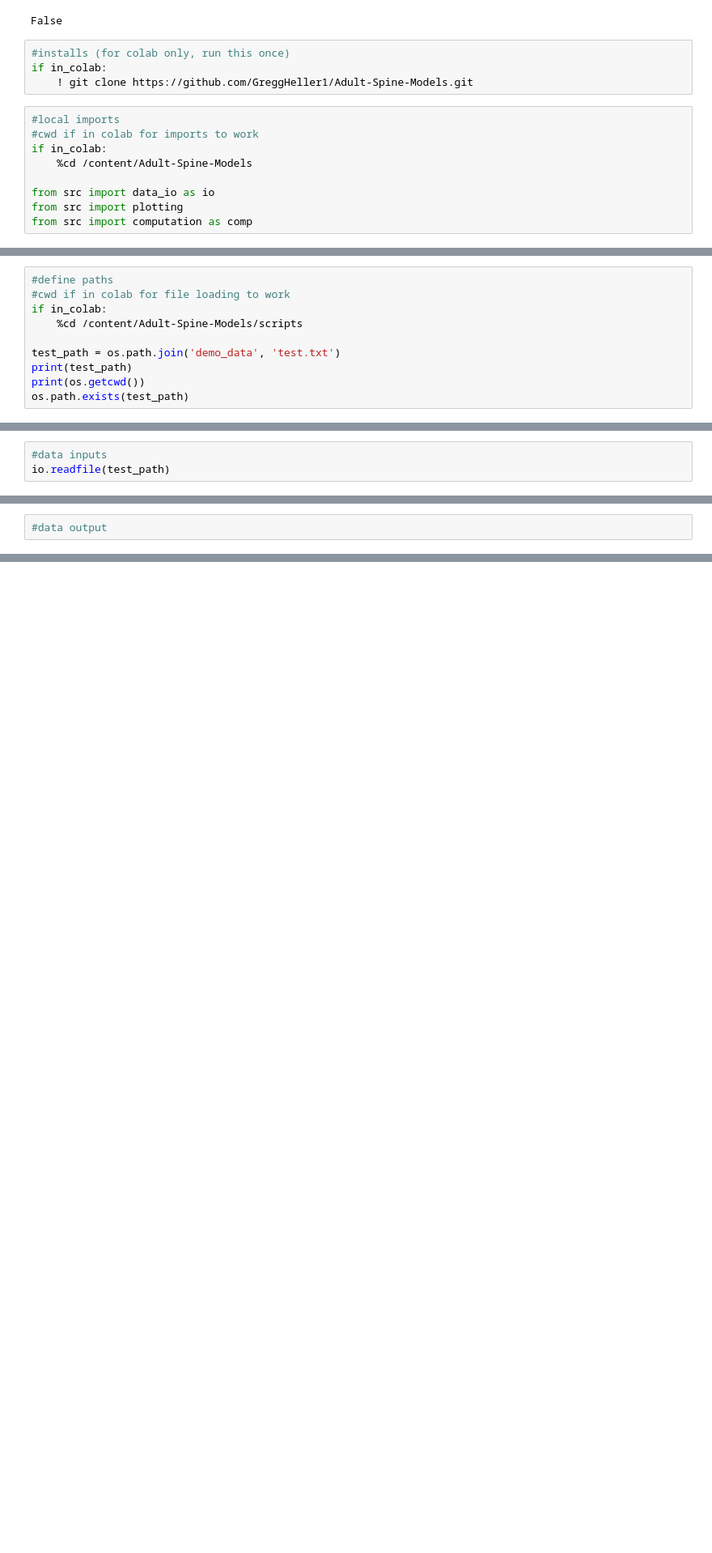
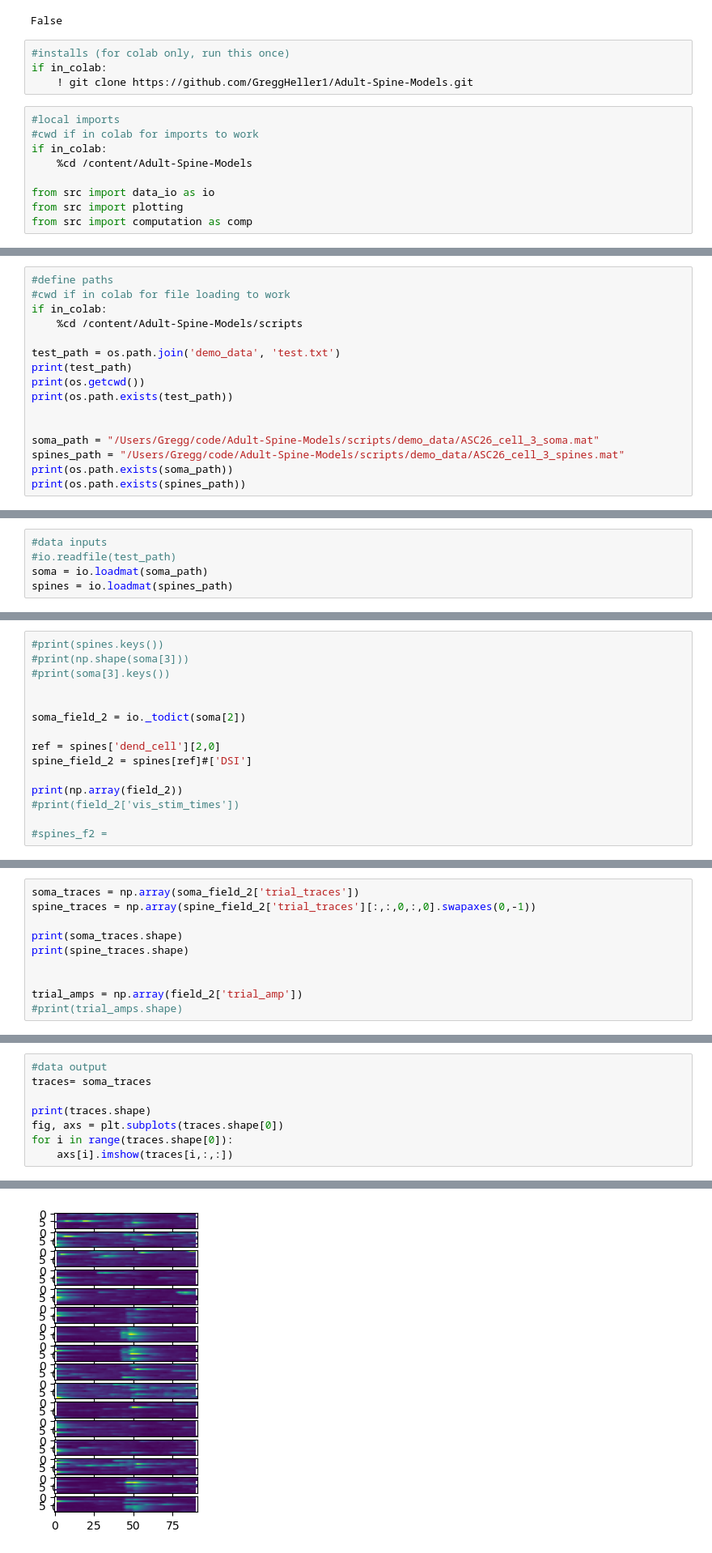
Before and after one commit to GreggHeller1/adult-spine-models, a Jupyter notebook: scripts/notebook.ipynb, the cells around one changed output, grey strips where cells are left out. Shown at 81% size. Saved outputs shown, nothing was run; the diff lists cells and outputs as text; blank space fills up the shorter version.

Commit message:
load soma data and plot activity

```diff
--- a/scripts/notebook.ipynb
+++ b/scripts/notebook.ipynb
@@ -40,6 +41,12 @@ if in_colab:
 test_path = os.path.join('demo_data', 'test.txt')
 print(test_path)
 print(os.getcwd())
-os.path.exists(test_path)
+print(os.path.exists(test_path))
+
+
+soma_path = "/Users/Gregg/code/Adult-Spine-Models/scripts/demo_data/ASC26_cell_3_soma.mat"
+spines_path = "/Users/Gregg/code/Adult-Spine-Models/scripts/demo_data/ASC26_cell_3_spines.mat"
+print(os.path.exists(soma_path))
+print(os.path.exists(spines_path))
 # %% [output]
 demo_data/test.txt
@@ -48,3 +57,5 @@ True
 # %%
 #data inputs
-io.readfile(test_path)
+#io.readfile(test_path)
+soma = io.loadmat(soma_path)
+spines = io.loadmat(spines_path)
@@ -57,0 +77,15 @@ maybe we need another line?
+# %%
+#print(spines.keys())
+#print(np.shape(soma[3]))
+#print(soma[3].keys())
+
+
+soma_field_2 = io._todict(soma[2])
+
+ref = spines['dend_cell'][2,0]
+spine_field_2 = spines[ref]#['DSI']
+
+print(np.array(field_2))
+#print(field_2['vis_stim_times'])
+
+#spines_f2 =
@@ -57,0 +102,10 @@ maybe we need another line?
+# %%
+soma_traces = np.array(soma_field_2['trial_traces'])
+spine_traces = np.array(spine_field_2['trial_traces'][:,:,0,:,0].swapaxes(0,-1))
+
+print(soma_traces.shape)
+print(spine_traces.shape)
+
+
+trial_amps = np.array(field_2['trial_amp'])
+#print(trial_amps.shape)
@@ -60,2 +123,9 @@ maybe we need another line?
 # %%
 #data output
+traces= soma_traces
+
+print(traces.shape)
+fig, axs = plt.subplots(traces.shape[0])
+for i in range(traces.shape[0]):
+    axs[i].imshow(traces[i,:,:])
+# %% [output]
@@ -61,0 +133 @@ maybe we need another line?
+[figure, added]
```
Also changed, not shown: parts of 15 cells of this notebook, 6 other files.
